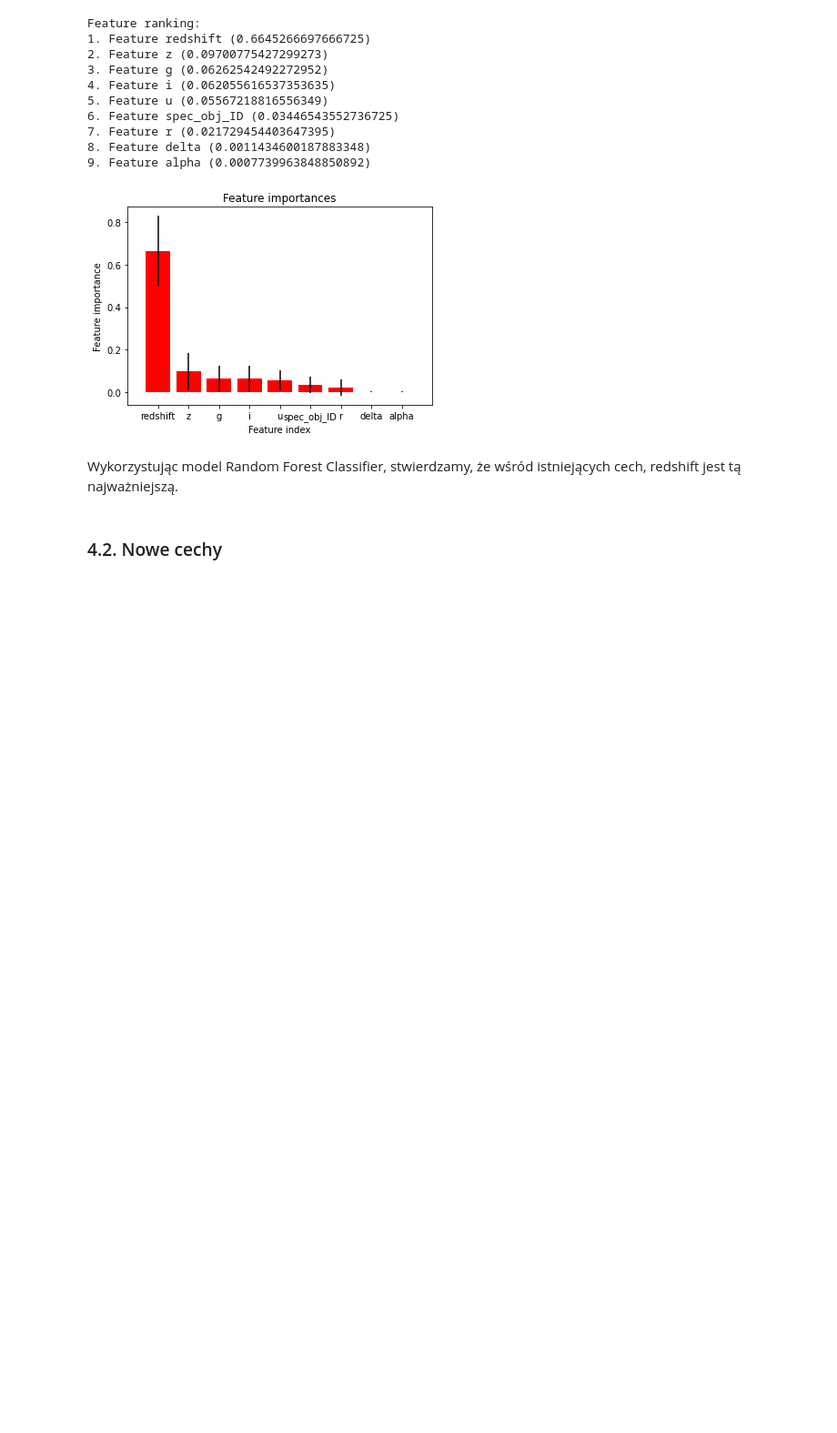
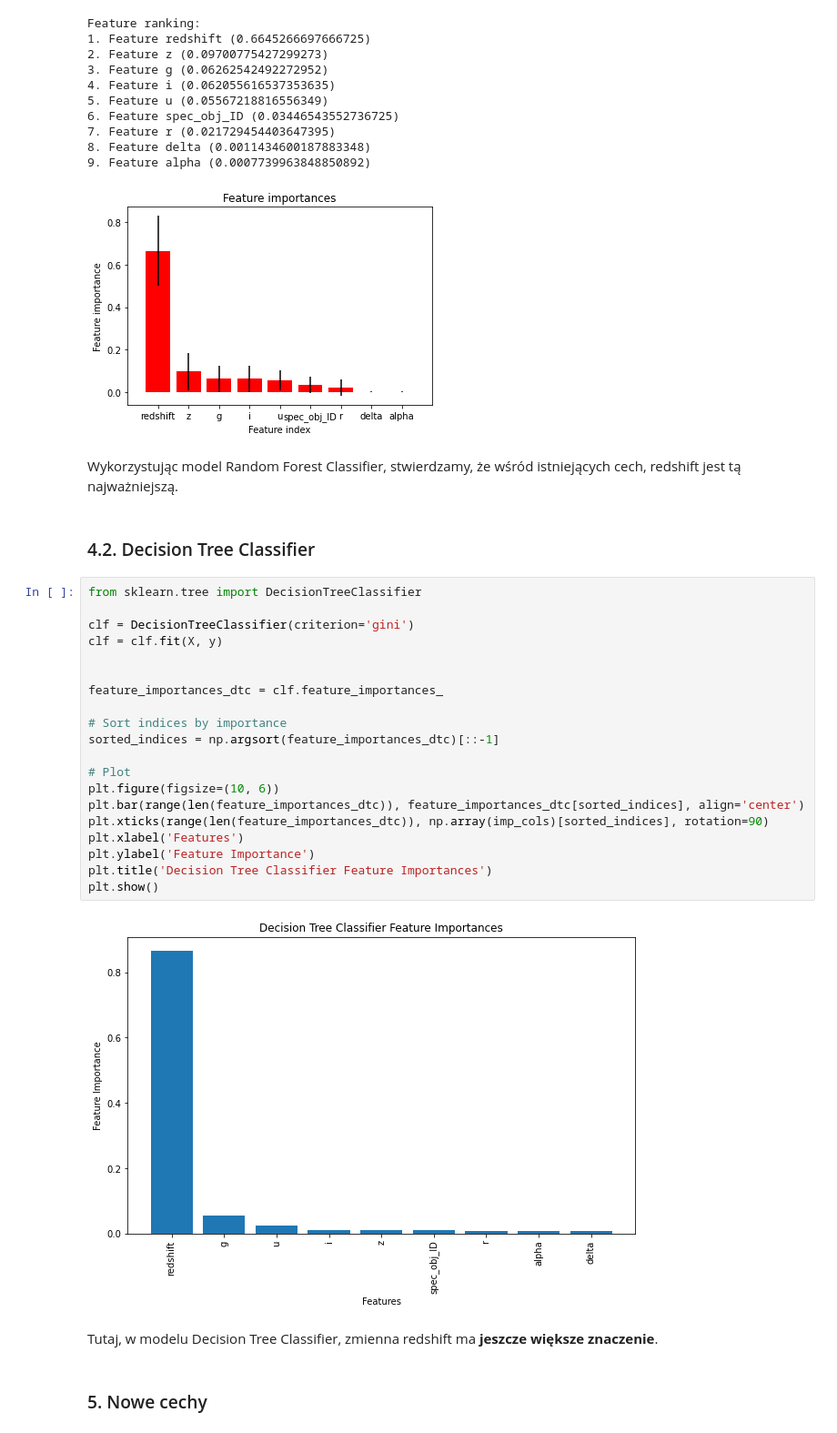
Before and after one commit to GasparSekula/StellarClassificationML, a Jupyter notebook: budowa_krok_2_4.ipynb, the cells around one changed output. Shown at 91% size. Drawn from its saved outputs; the diff is of its cells as text; blank space fills up the shorter version.

Commit message:
cechy cd i modele

```diff
--- a/budowa_krok_2_4.ipynb
+++ b/budowa_krok_2_4.ipynb
@@ -176,5 +178,31 @@ Feature ranking:
 [figure]
 # %% [markdown]
 Wykorzystując model Random Forest Classifier, stwierdzamy, że wśród istniejących cech, redshift jest tą najważniejszą.
+# %% [markdown]
+### 4.2. Decision Tree Classifier
+# %%
+from sklearn.tree import DecisionTreeClassifier
+
+clf = DecisionTreeClassifier(criterion='gini')
+clf = clf.fit(X, y)
+
+
+feature_importances_dtc = clf.feature_importances_
+
+# Sort indices by importance
+sorted_indices = np.argsort(feature_importances_dtc)[::-1]
+
+# Plot
+plt.figure(figsize=(10, 6))
+plt.bar(range(len(feature_importances_dtc)), feature_importances_dtc[sorted_indices], align='center')
+plt.xticks(range(len(feature_importances_dtc)), np.array(imp_cols)[sorted_indices], rotation=90)
+plt.xlabel('Features')
+plt.ylabel('Feature Importance')
+plt.title('Decision Tree Classifier Feature Importances')
+plt.show()
+# %% [output]
+[figure, added]
+# %% [markdown]
+Tutaj, w modelu Decision Tree Classifier, zmienna redshift ma **jeszcze większe znaczenie**.
 # %% [markdown]
-### 4.2. Nowe cechy
+### 5. Nowe cechy
```
Also changed, not shown: parts of 23 cells of this notebook.
